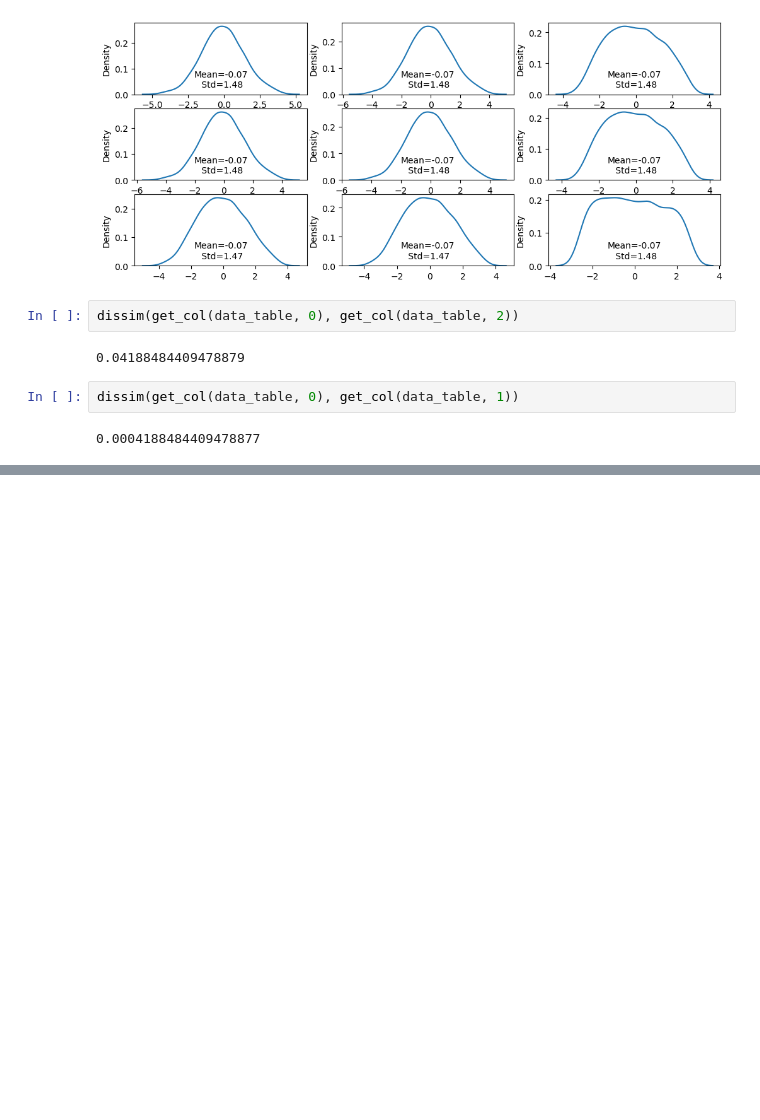
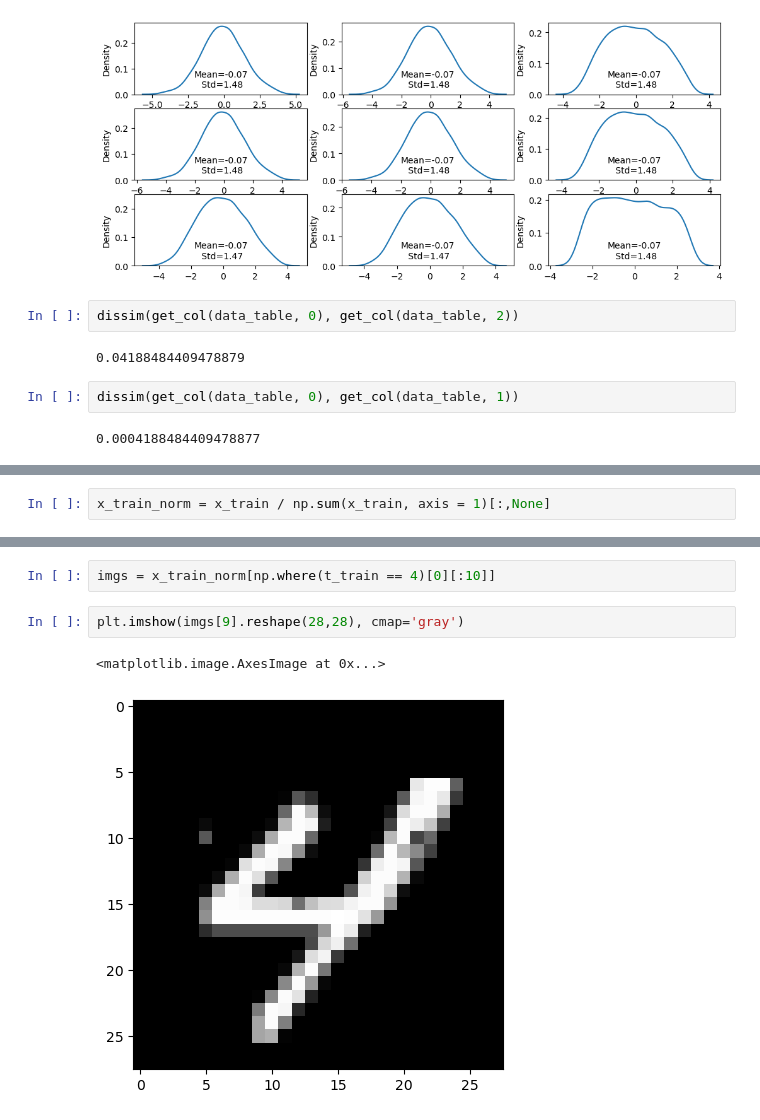
Before and after one commit to jacobf18/Dist-NN, a Jupyter notebook: nearest_neighbors.ipynb, the cells around one changed output, grey strips where cells are left out. Cells and saved outputs as stored; diff of their text form; blank space fills up the shorter version.

```diff
--- a/nearest_neighbors.ipynb
+++ b/nearest_neighbors.ipynb
@@ -605,0 +707,2 @@ dissim(get_col(data_table, 0), get_col(data_table, 1))
+# %%
+x_train_norm = x_train / np.sum(x_train, axis = 1)[:,None]
@@ -605,0 +733,7 @@ dissim(get_col(data_table, 0), get_col(data_table, 1))
+# %%
+imgs = x_train_norm[np.where(t_train == 4)[0][:10]]
+# %%
+plt.imshow(imgs[9].reshape(28,28), cmap='gray')
+# %% [output]
+<matplotlib.image.AxesImage at 0x...>
+[figure, added]
```
Also changed, not shown: parts of 52 cells of this notebook, 2 other files.
